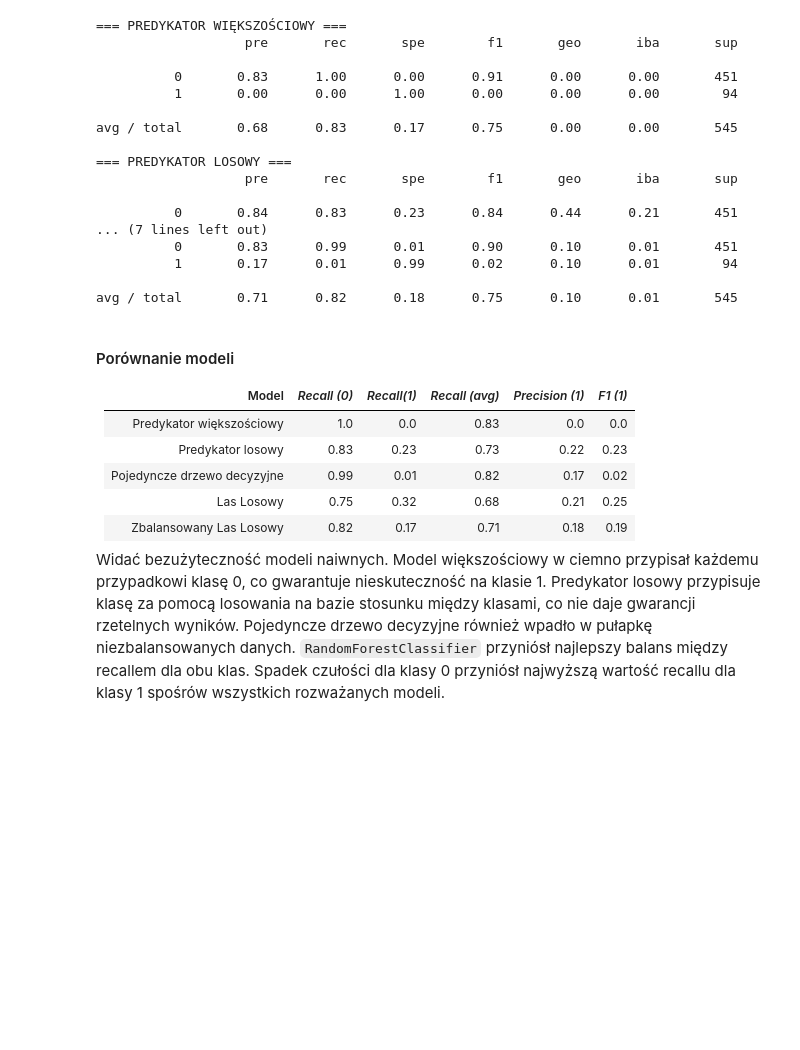
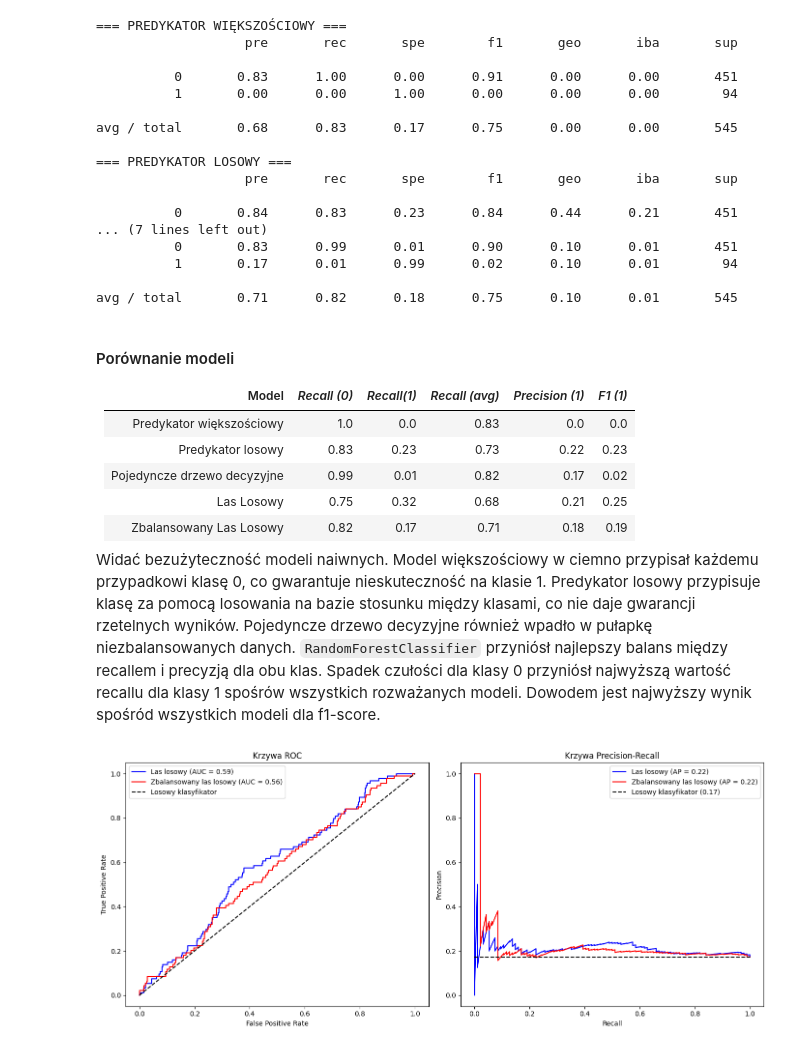
Before and after one commit to Zajecia-na-PWr-LR/lista6-MateuszOlech, a Jupyter notebook: Lista6.ipynb, the cells around one changed output. Drawn from its saved outputs; the diff is of its cells as text; code cells hidden in the pictures; blank space fills up the shorter version.

```diff
--- a/Lista6.ipynb
+++ b/Lista6.ipynb
@@ -598,4 +599,44 @@ avg / total       0.71      0.82      0.18      0.75      0.10      0.01       5
 |Zbalansowany Las Losowy|0.82|0.17|0.71|0.18|0.19|
 
 
-Widać bezużyteczność modeli naiwnych. Model większościowy w ciemno przypisał każdemu przypadkowi klasę 0, co gwarantuje nieskuteczność na klasie 1. Predykator losowy przypisuje klasę za pomocą losowania na bazie stosunku między klasami, co nie daje gwarancji rzetelnych wyników. Pojedyncze drzewo decyzyjne również wpadło w pułapkę niezbalansowanych danych. `RandomForestClassifier` przyniósł najlepszy balans między recallem dla obu klas. Spadek czułości dla klasy 0 przyniósł najwyższą wartość recallu dla klasy 1 spośrów wszystkich rozważanych modeli.
+Widać bezużyteczność modeli naiwnych. Model większościowy w ciemno przypisał każdemu przypadkowi klasę 0, co gwarantuje nieskuteczność na klasie 1. Predykator losowy przypisuje klasę za pomocą losowania na bazie stosunku między klasami, co nie daje gwarancji rzetelnych wyników. Pojedyncze drzewo decyzyjne również wpadło w pułapkę niezbalansowanych danych. `RandomForestClassifier` przyniósł najlepszy balans między recallem i precyzją dla obu klas. Spadek czułości dla klasy 0 przyniósł najwyższą wartość recallu dla klasy 1 spośrów wszystkich rozważanych modeli. Dowodem jest najwyższy wynik spośród wszystkich modeli dla f1-score.
+# %%
+# Krzywe ROC i Precision-Recall dla lasu losowego i zbalansowanego lasu losowego na danych niezbalansowanych
+y_prob_rf = rf_classifier.predict_proba(X_test_encoded)[:, 1]
+y_prob_brf = brf_classifier.predict_proba(X_test_encoded)[:, 1]
+
+frp_rf, tpr_rf, _ = roc_curve(y_test, y_prob_rf)
+frp_brf, tpr_brf, _ = roc_curve(y_test, y_prob_brf)
+
+roc_auc_rf = auc(frp_rf, tpr_rf)
+roc_auc_brf = auc(frp_brf, tpr_brf)
+
+prec_rf, rec_rf, _ = precision_recall_curve(y_test, y_prob_rf)
+prec_brf, rec_brf, _ = precision_recall_curve(y_test, y_prob_brf)
+
+ap_rf = average_precision_score(y_test, y_prob_rf)
+ap_brf = average_precision_score(y_test, y_prob_brf)
+
+fig, axes = plt.subplots(1, 2, figsize=(14, 6))
+
+axes[0].plot(frp_rf, tpr_rf, label=f'Las losowy (AUC = {roc_auc_rf:.2f})', color='blue')
+axes[0].plot(frp_brf, tpr_brf, label=f'Zbalansowany las losowy (AUC = {roc_auc_brf:.2f})', color='red')
+axes[0].plot([0, 1], [0, 1], 'k--', label='Losowy klasyfikator')
+axes[0].set_xlabel('False Positive Rate')
+axes[0].set_ylabel('True Positive Rate')
+axes[0].set_title('Krzywa ROC')
+axes[0].legend()
+
+baseline = sum(y_test == 1) / len(y_test)
+axes[1].plot(rec_rf, prec_rf, label=f'Las losowy (AP = {ap_rf:.2f})', color='blue') # Kolejność: X=Recall, Y=Precision
+axes[1].plot(rec_brf, prec_brf, label=f'Zbalansowany las losowy (AP = {ap_brf:.2f})', color='red')
+axes[1].plot([0, 1], [baseline, baseline], 'k--', label=f'Losowy klasyfikator ({baseline:.2f})') # Pozioma linia!
+axes[1].set_xlabel('Recall')
+axes[1].set_ylabel('Precision')
+axes[1].set_title('Krzywa Precision-Recall')
+axes[1].legend()
+
+plt.tight_layout()
+plt.show()
+# %% [output]
+[figure, added]
```
Also changed, not shown: parts of 11 cells of this notebook.
